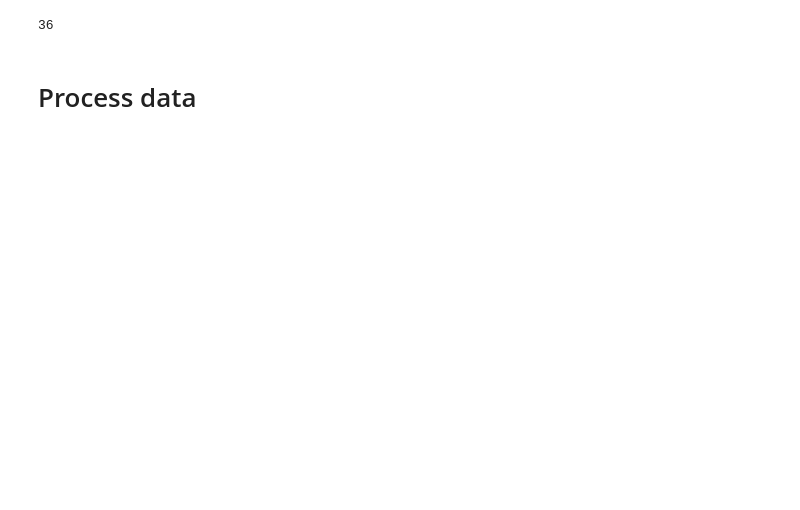
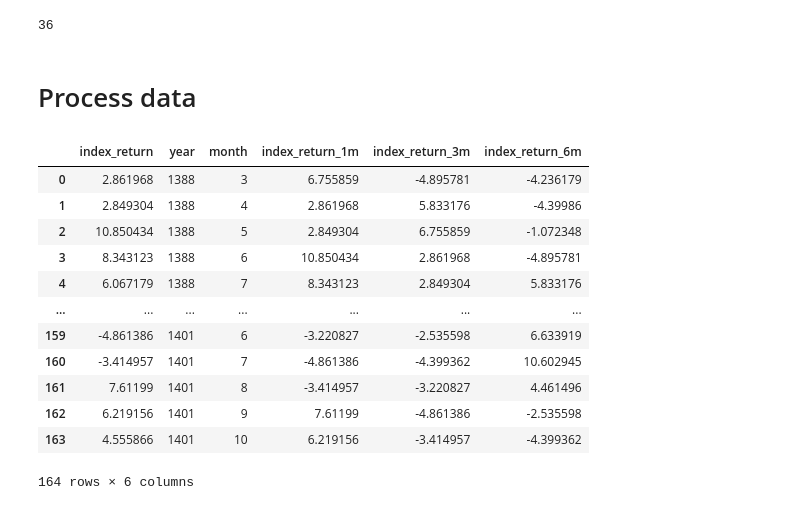
Before and after one commit to Chatrasham/sector_selection_algo, a Jupyter notebook: jupyter/Fetch.ipynb, the cells around one changed output. Drawn from its saved outputs; the diff is of its cells as text; code cells hidden in the pictures; blank space fills up the shorter version.

```diff
--- a/jupyter/Fetch.ipynb
+++ b/jupyter/Fetch.ipynb
@@ -224,3 +224,19 @@ for sector_item in sectors_li:
     merged_data = merged_data[["month","year","return","month_excess_return","1month_return","1m_3m","1m_6m"]]
 
     merged_data.to_csv(processed_data_path +"\\" +sector_item)
+# %%
+index_monthly_data
+# %% [output]
+|  | index_return | year | month | index_return_1m | index_return_3m | index_return_6m |
+| 0 | 2.861968 | 1388 | 3 | 6.755859 | -4.895781 | -4.236179 |
+| 1 | 2.849304 | 1388 | 4 | 2.861968 | 5.833176 | -4.39986 |
+| 2 | 10.850434 | 1388 | 5 | 2.849304 | 6.755859 | -1.072348 |
+| 3 | 8.343123 | 1388 | 6 | 10.850434 | 2.861968 | -4.895781 |
+| 4 | 6.067179 | 1388 | 7 | 8.343123 | 2.849304 | 5.833176 |
+| ... | ... | ... | ... | ... | ... | ... |
+| 159 | -4.861386 | 1401 | 6 | -3.220827 | -2.535598 | 6.633919 |
+| 160 | -3.414957 | 1401 | 7 | -4.861386 | -4.399362 | 10.602945 |
+| 161 | 7.61199 | 1401 | 8 | -3.414957 | -3.220827 | 4.461496 |
+| 162 | 6.219156 | 1401 | 9 | 7.61199 | -4.861386 | -2.535598 |
+| 163 | 4.555866 | 1401 | 10 | 6.219156 | -3.414957 | -4.399362 |
+164 rows × 6 columns
```
Also changed, not shown: parts of 2 cells of this notebook, 2 other files.
